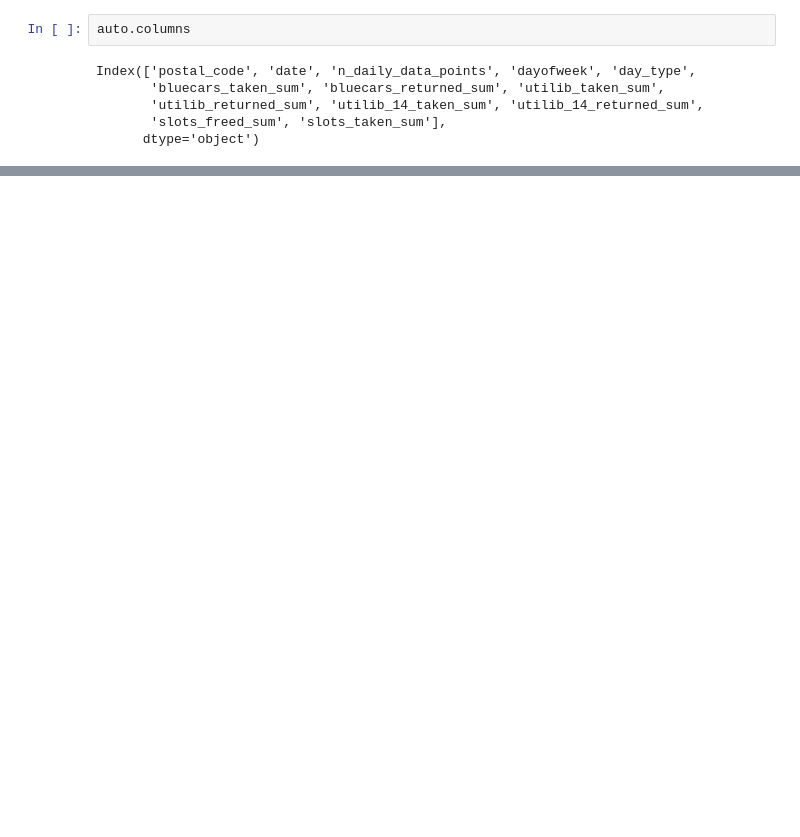
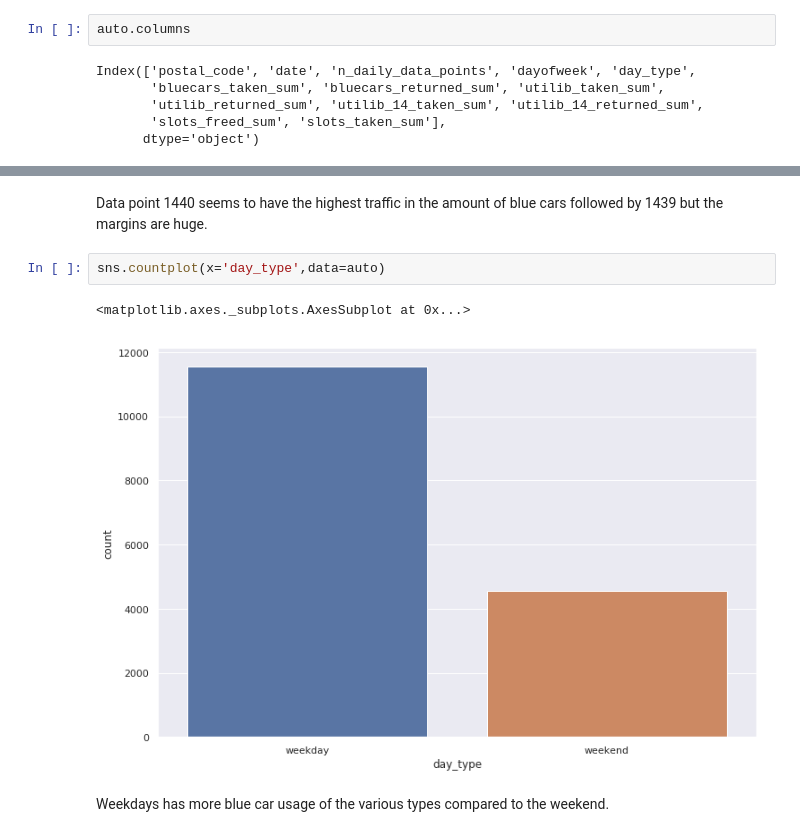
Before and after one commit to mwinzie/Autolib-Project-, a Jupyter notebook: Moringa_Data_Science_Core_W3_Independent_Project_Agnes_Mwinzi_DataScience.ipynb, the cells around one changed output, grey strips where cells are left out. Drawn from its saved outputs; the diff is of its cells as text; blank space fills up the shorter version.

```diff
--- a/Moringa_Data_Science_Core_W3_Independent_Project_Agnes_Mwinzi_DataScience.ipynb
+++ b/Moringa_Data_Science_Core_W3_Independent_Project_Agnes_Mwinzi_DataScience.ipynb
@@ -252,0 +397,9 @@ frequencies
+# %% [markdown]
+Data point 1440 seems to have the highest traffic in the amount of blue cars followed by 1439 but the margins are huge.
+# %%
+sns.countplot(x='day_type',data=auto)
+# %% [output]
+<matplotlib.axes._subplots.AxesSubplot at 0x...>
+[figure, added]
+# %% [markdown]
+Weekdays has more blue car usage of the various types compared to the weekend.
```
Also changed, not shown: parts of 30 cells of this notebook.
